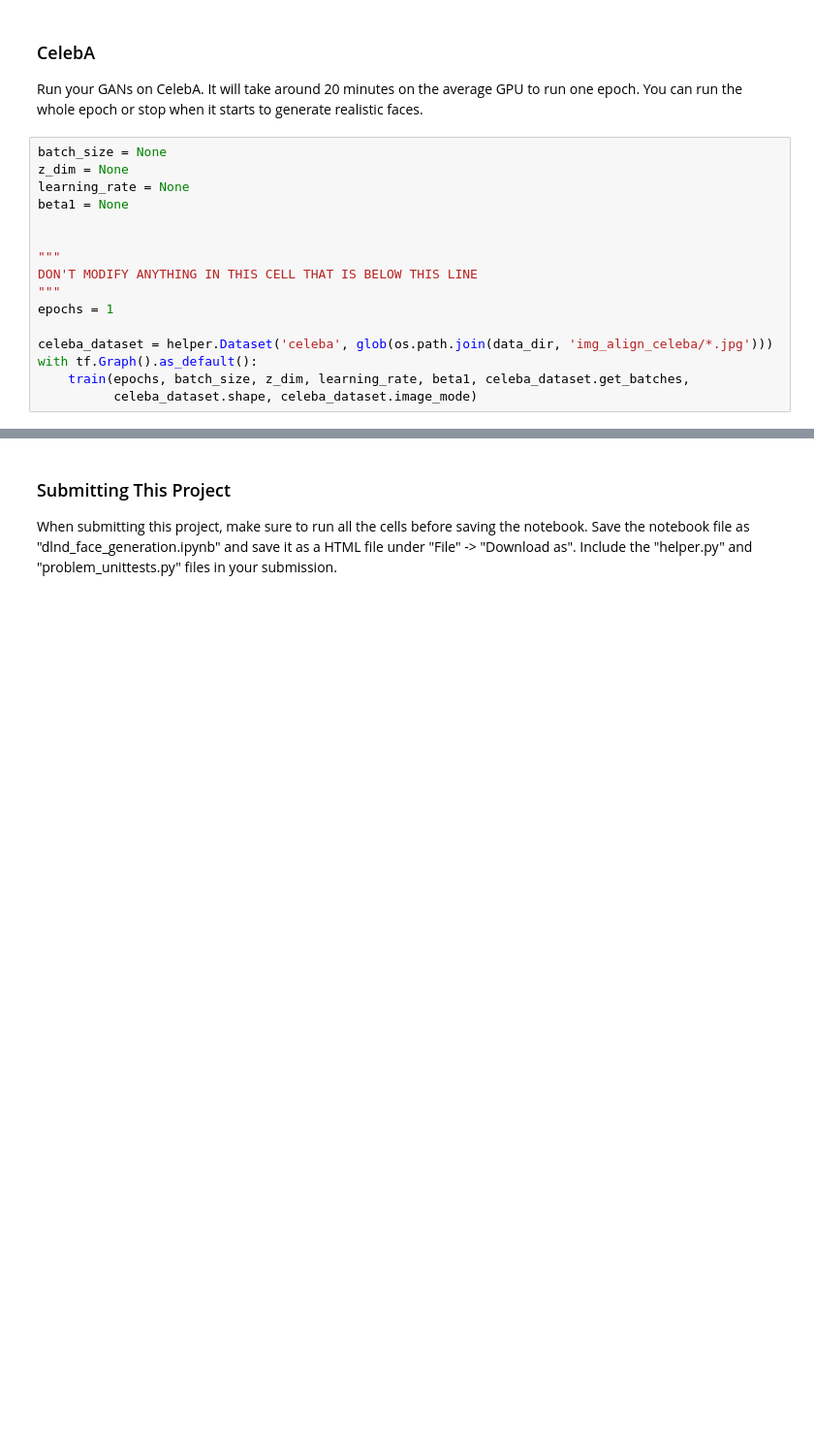
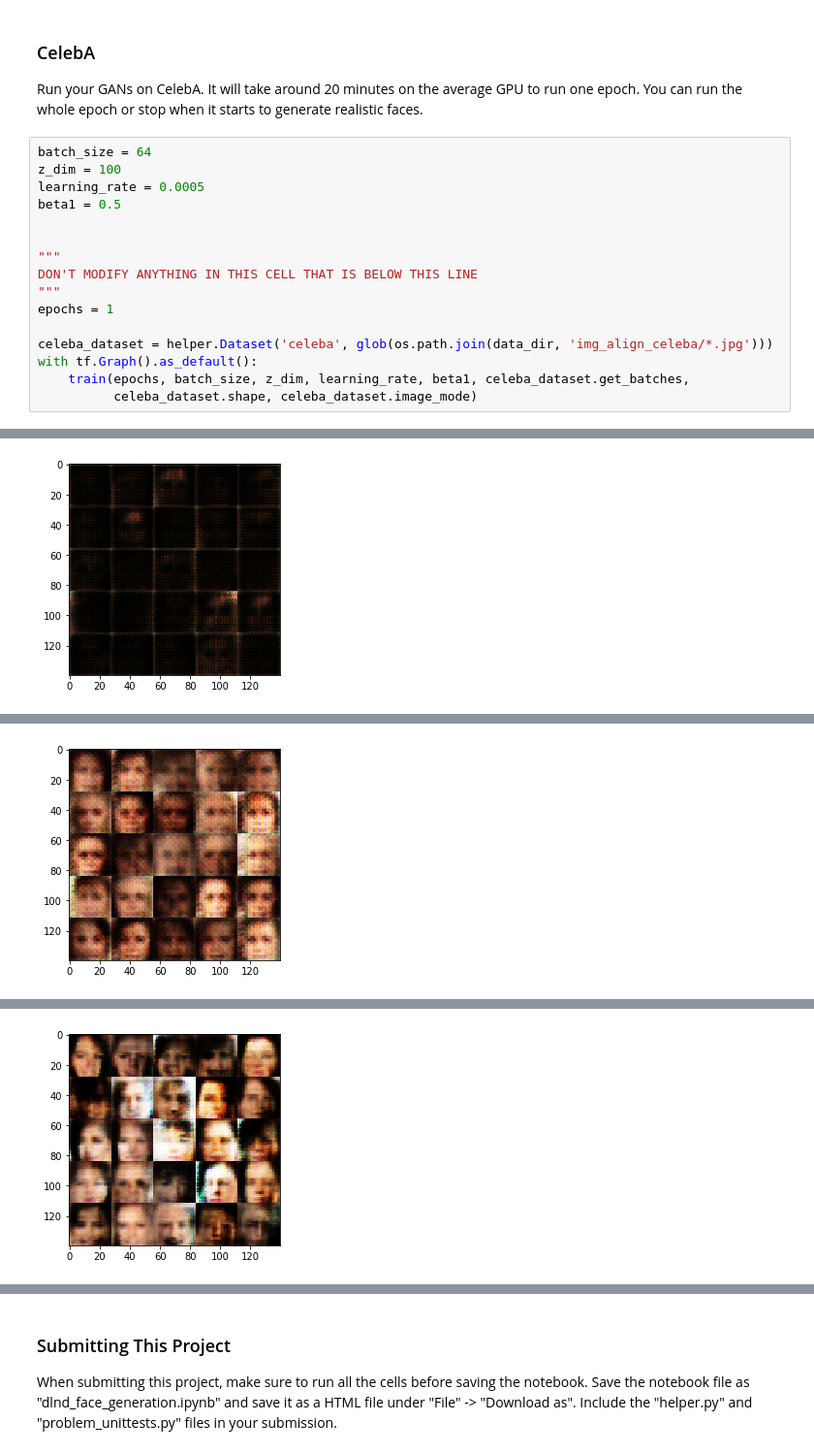
Before and after one commit to zhaobaiyu/dlnd, a Jupyter notebook: face_generation/dlnd_face_generation.ipynb, the cells around one changed output, grey strips where cells are left out. Shown at 97% size. Saved outputs shown, nothing was run; the diff lists cells and outputs as text; blank space fills up the shorter version.

```diff
--- a/face_generation/dlnd_face_generation.ipynb
+++ b/face_generation/dlnd_face_generation.ipynb
@@ -383,10 +449,10 @@ with tf.Graph().as_default():
 ### CelebA
 Run your GANs on CelebA.  It will take around 20 minutes on the average GPU to run one epoch.  You can run the whole epoch or stop when it starts to generate realistic faces.
 # %%
-batch_size = None
-z_dim = None
-learning_rate = None
-beta1 = None
+batch_size = 64
+z_dim = 100
+learning_rate = 0.0005
+beta1 = 0.5
 
 
 """
@@ -398,3 +464,4 @@ celeba_dataset = helper.Dataset('celeba', glob(os.path.join(data_dir, 'img_align
 with tf.Graph().as_default():
     train(epochs, batch_size, z_dim, learning_rate, beta1, celeba_dataset.get_batches,
           celeba_dataset.shape, celeba_dataset.image_mode)
+# %% [output]
@@ -400,0 +478 @@ with tf.Graph().as_default():
+[figure, added]
@@ -400,0 +489 @@ with tf.Graph().as_default():
+[figure, added]
@@ -400,0 +500 @@ with tf.Graph().as_default():
+[figure, added]
```
Also changed, not shown: parts of 8 cells of this notebook, 2 other files.
